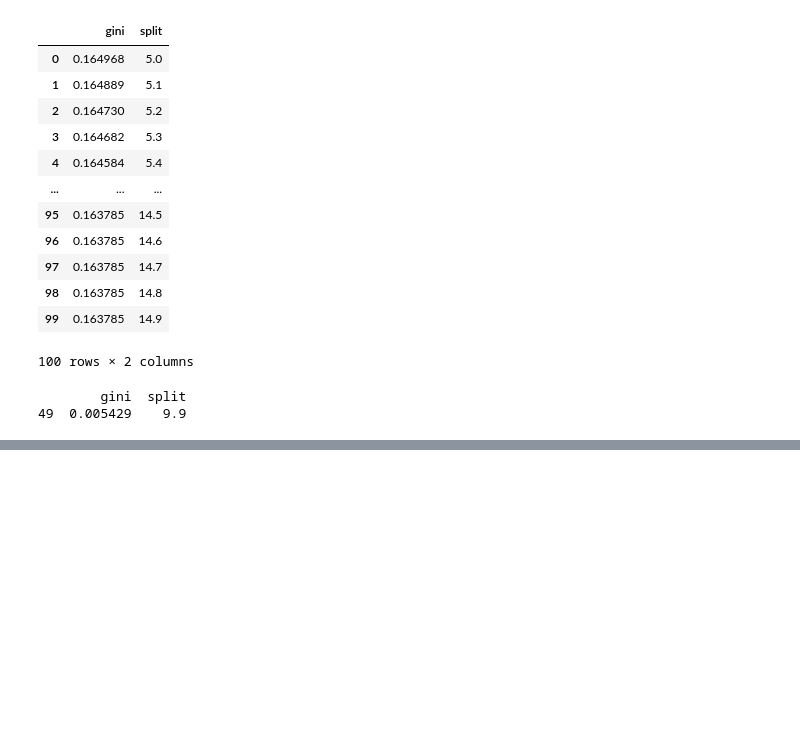
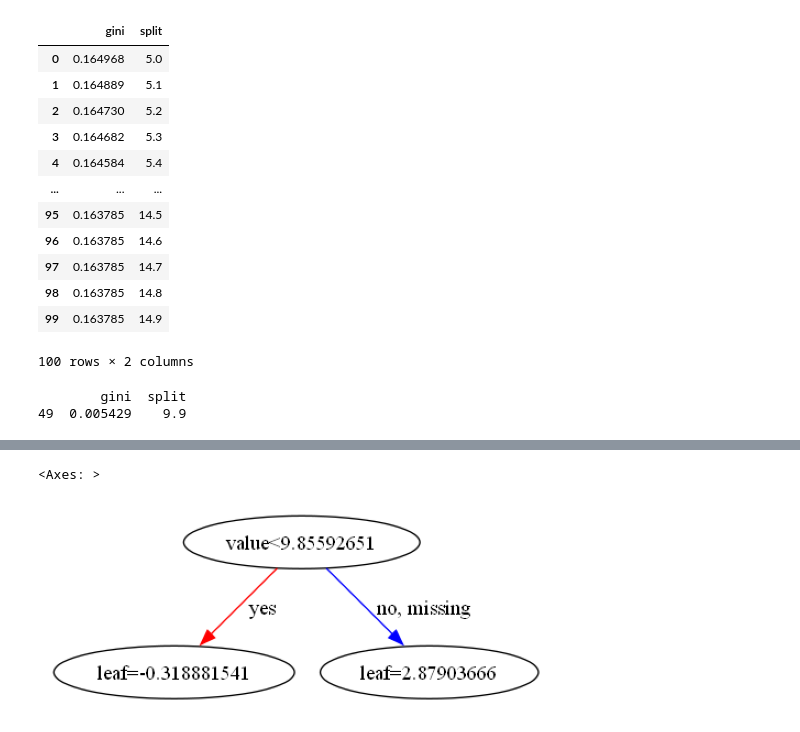
Before and after one commit to mackomarcin82/XGBoost, a Jupyter notebook: TreeCreation.ipynb, the cells around one changed output, grey strips where cells are left out. Saved outputs shown, nothing was run; the diff lists cells and outputs as text; code cells hidden in the pictures; blank space fills up the shorter version.

```diff
--- a/TreeCreation.ipynb
+++ b/TreeCreation.ipynb
@@ -113,0 +189,4 @@ print(pd.DataFrame({'gini':ginis, 'split':values}).query('gini <= gini.min()'))
+# %%
+import xgboost as xgb
+xg_stump = xgb.XGBClassifier(n_estimators=1, max_depth=1)
+xg_stump.fit(gini[['value']], (gini.label== 'pos'))
@@ -113,0 +205,5 @@ print(pd.DataFrame({'gini':ginis, 'split':values}).query('gini <= gini.min()'))
+# %%
+xgb.plot_tree(xg_stump, num_trees=0)
+# %% [output]
+<Axes: >
+[figure, added]
```
Also changed, not shown: parts of 9 cells of this notebook, 2 other files.
